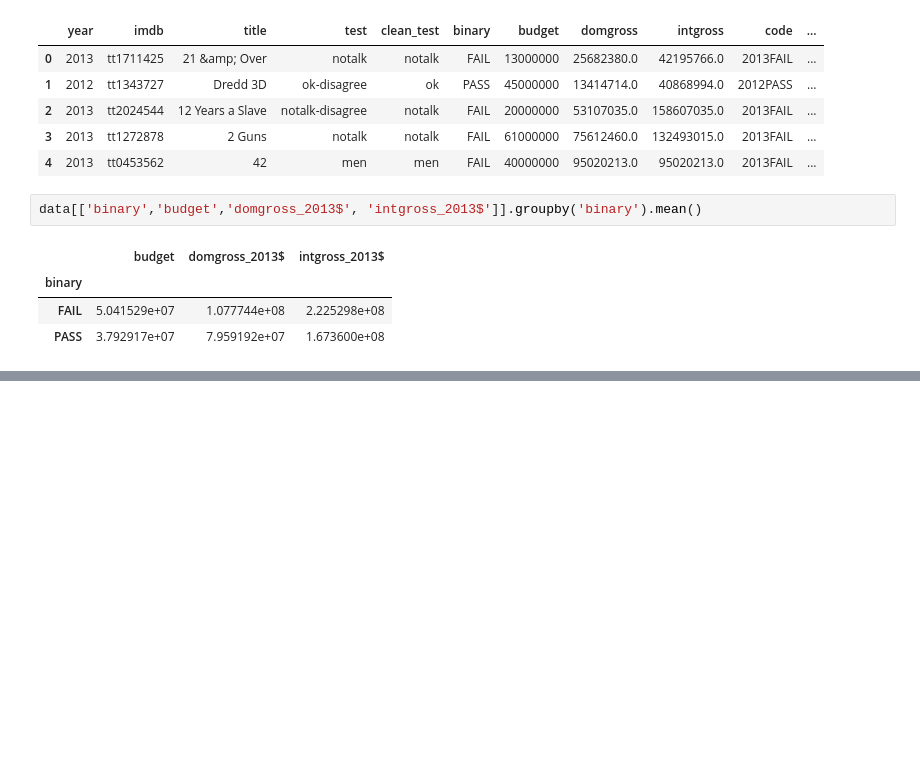
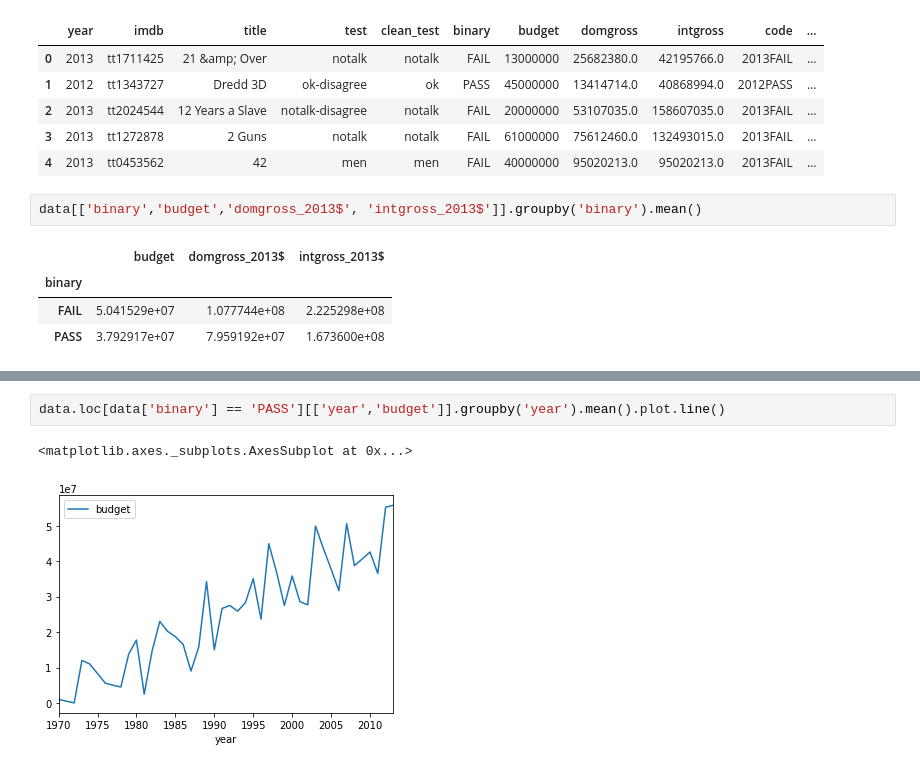
Before and after one commit to vivekster12/women_in_movies, a Jupyter notebook: trial.ipynb, the cells around one changed output, grey strips where cells are left out. Cells and saved outputs as stored; diff of their text form; blank space fills up the shorter version.

```diff
--- a/trial.ipynb
+++ b/trial.ipynb
@@ -24,0 +39,5 @@ data[['binary','budget','domgross_2013$', 'intgross_2013$']].groupby('binary').m
+# %%
+data.loc[data['binary'] == 'PASS'][['year','budget']].groupby('year').mean().plot.line()
+# %% [output]
+<matplotlib.axes._subplots.AxesSubplot at 0x...>
+[figure, added]
```
Also changed, not shown: parts of 3 cells of this notebook.
